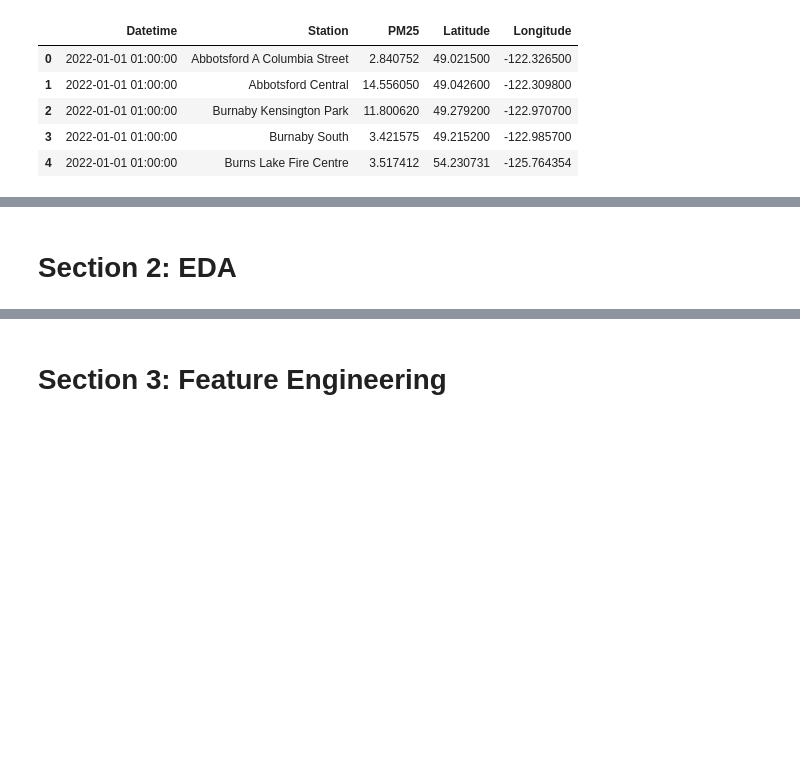
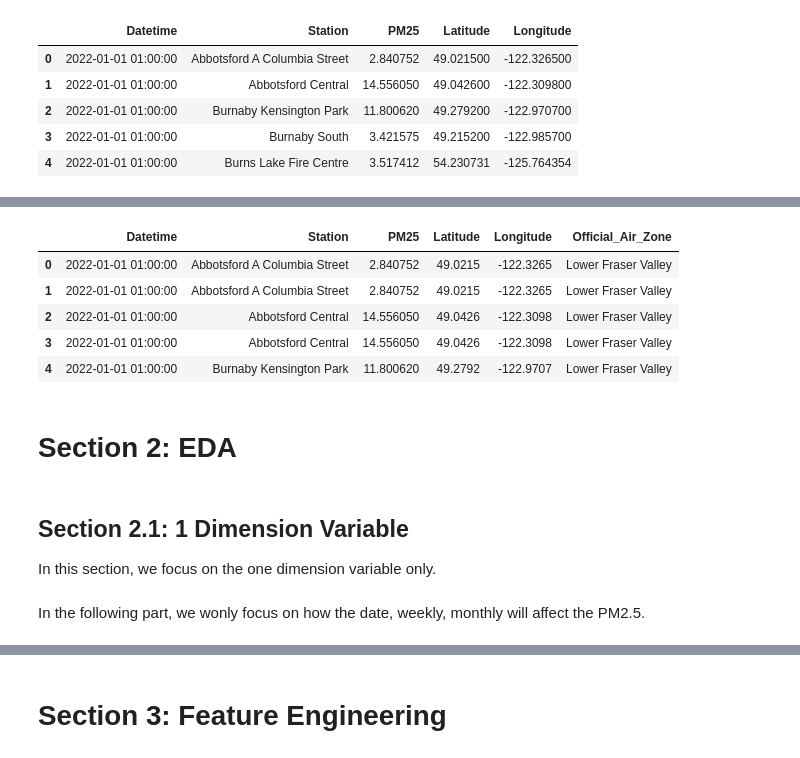
Before and after one commit to ChiehAnChang/Data-Science-Case-Study-1, a Jupyter notebook: STAT946 Case Study 1.ipynb, the cells around one changed output, grey strips where cells are left out. Drawn from its saved outputs; the diff is of its cells as text; code cells hidden in the pictures; blank space fills up the shorter version.

```diff
--- a/STAT946 Case Study 1.ipynb
+++ b/STAT946 Case Study 1.ipynb
@@ -1275,2 +629,17 @@ plt.show()
+# %%
+full_imputed_data_with_air_zones.head()
+# %% [output]
+|  | Datetime | Station | PM25 | Latitude | Longitude | Official_Air_Zone |
+| 0 | 2022-01-01 01:00:00 | Abbotsford A Columbia Street | 2.840752 | 49.0215 | -122.3265 | Lower Fraser Valley |
+| 1 | 2022-01-01 01:00:00 | Abbotsford A Columbia Street | 2.840752 | 49.0215 | -122.3265 | Lower Fraser Valley |
+| 2 | 2022-01-01 01:00:00 | Abbotsford Central | 14.556050 | 49.0426 | -122.3098 | Lower Fraser Valley |
+| 3 | 2022-01-01 01:00:00 | Abbotsford Central | 14.556050 | 49.0426 | -122.3098 | Lower Fraser Valley |
+| 4 | 2022-01-01 01:00:00 | Burnaby Kensington Park | 11.800620 | 49.2792 | -122.9707 | Lower Fraser Valley |
 # %% [markdown]
 # Section 2: EDA
+# %% [markdown]
+## Section 2.1: 1 Dimension Variable
+
+In this section, we focus on the one dimension variable only.
+# %% [markdown]
+In the following part, we wonly focus on how the date, weekly, monthly will affect the PM2.5.
```
Also changed, not shown: parts of 21 cells of this notebook.
